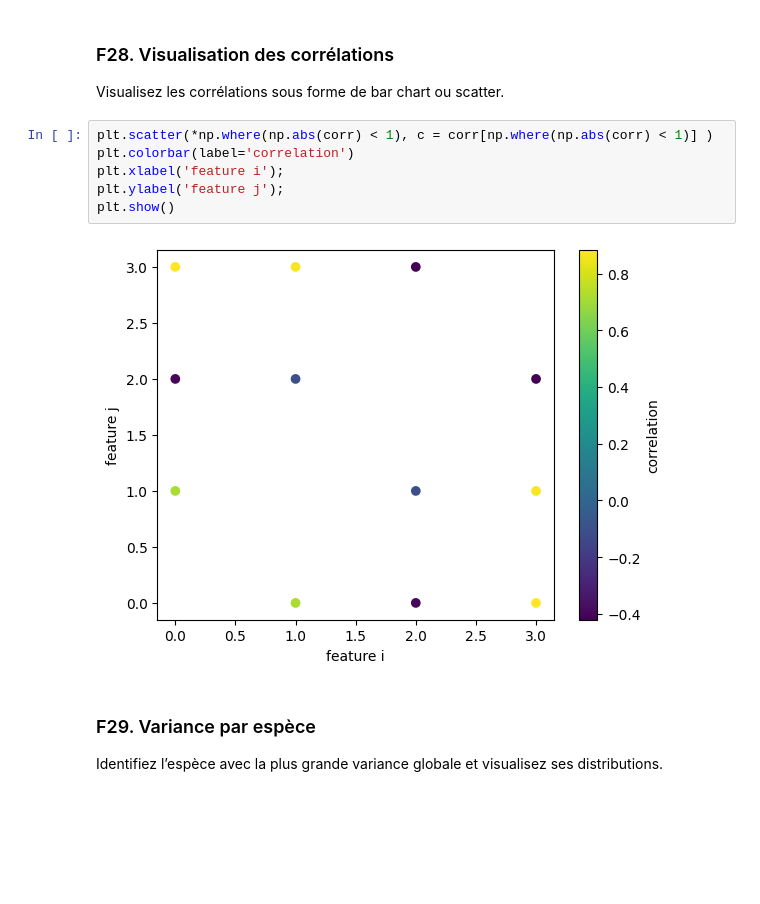
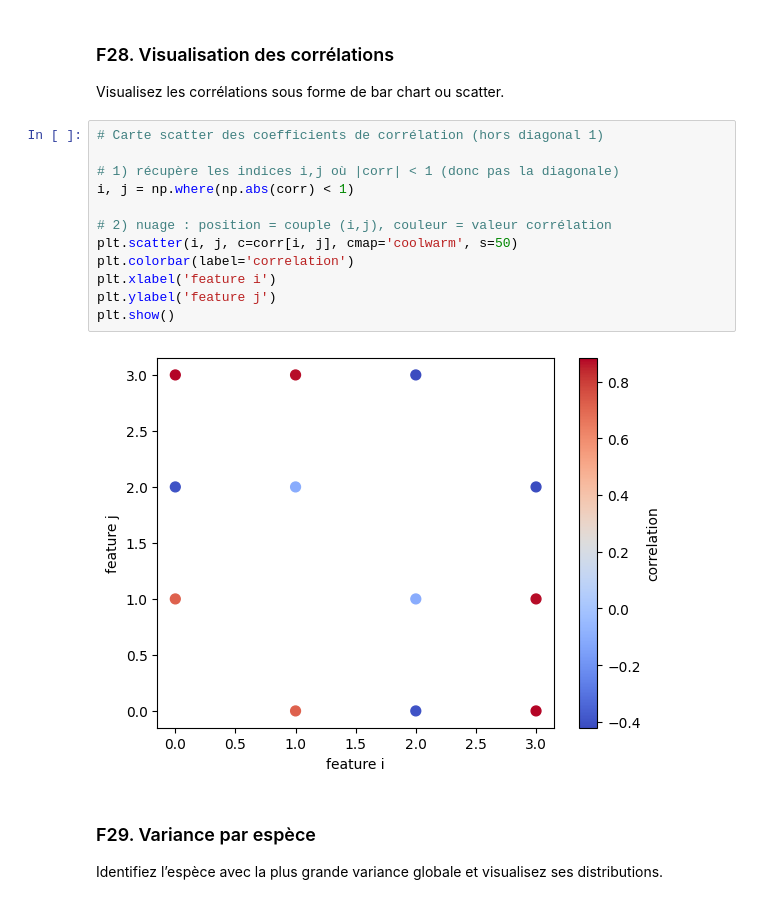
Before and after one commit to USMS-FPK-IA-GI-2025/controle-01-numpy-and-matplotlib-iris-Chouss777, a Jupyter notebook: notebooks/controle_numpy_matplotlib.ipynb, the cells around one changed output. Cells and saved outputs as stored; diff of their text form; blank space fills up the shorter version.

```diff
--- a/notebooks/controle_numpy_matplotlib.ipynb
+++ b/notebooks/controle_numpy_matplotlib.ipynb
@@ -360,13 +386,19 @@ print(corr)
 ### F28. Visualisation des corrélations
 Visualisez les corrélations sous forme de bar chart ou scatter.
 # %%
-plt.scatter(*np.where(np.abs(corr) < 1), c = corr[np.where(np.abs(corr) < 1)] )
+# Carte scatter des coefficients de corrélation (hors diagonal 1)
+
+# 1) récupère les indices i,j où |corr| < 1 (donc pas la diagonale)
+i, j = np.where(np.abs(corr) < 1)
+
+# 2) nuage : position = couple (i,j), couleur = valeur corrélation
+plt.scatter(i, j, c=corr[i, j], cmap='coolwarm', s=50)
 plt.colorbar(label='correlation')
-plt.xlabel('feature i');
-plt.ylabel('feature j');
+plt.xlabel('feature i')
+plt.ylabel('feature j')
 plt.show()
 # %% [output]
-[figure, old version]
+[figure, new version]
 # %% [markdown]
 ### F29. Variance par espèce
 Identifiez l’espèce avec la plus grande variance globale et visualisez ses distributions.
```
Also changed, not shown: parts of 10 cells of this notebook.
